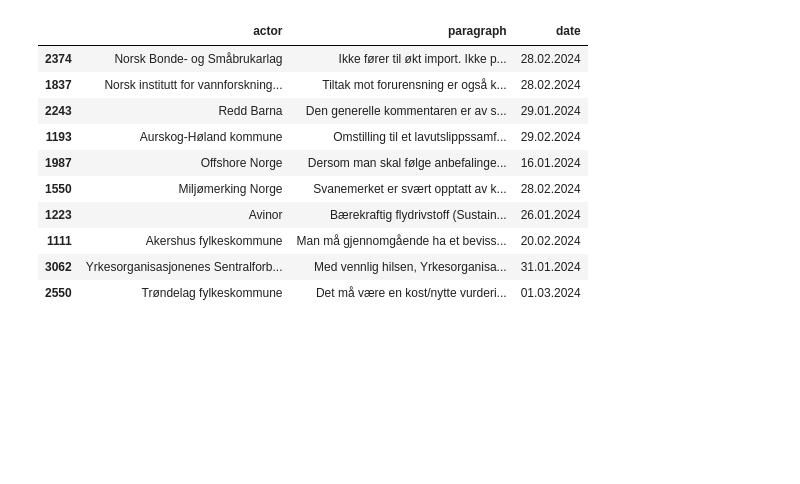
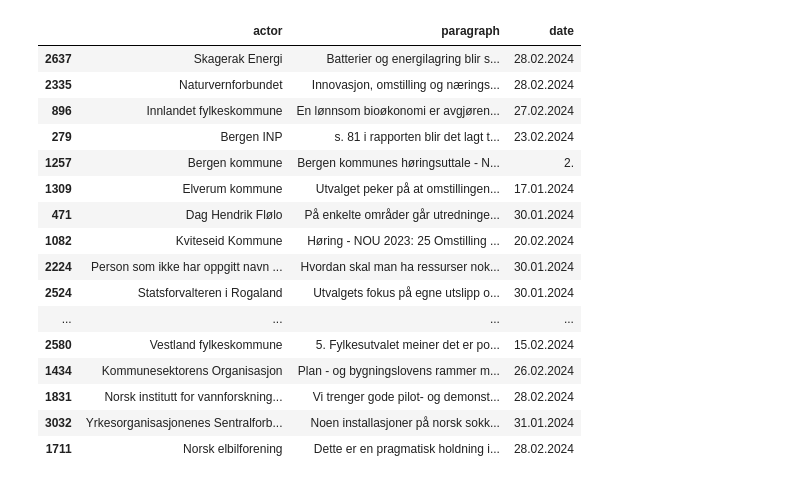
Before and after one commit to henriklarsen28/ArgumentMiningNOUs, a Jupyter notebook: src/notebooks/Sentiment_analysis.ipynb, the cells around one changed output. Saved outputs shown, nothing was run; the diff lists cells and outputs as text; code cells hidden in the pictures; blank space fills up the shorter version.

```diff
--- a/src/notebooks/Sentiment_analysis.ipynb
+++ b/src/notebooks/Sentiment_analysis.ipynb
@@ -8,24 +8,30 @@ import spacy
 # %%
 # Load the nou_hearings
 
 nou_hearings = pd.read_csv('../../dataset/nou_hearings_full.csv')
 
 # Sample of the data
 
-nou_hearings_sample = nou_hearings.sample(10)
+nou_hearings_sample = nou_hearings.sample(20)
 nou_hearings_sample
 # %% [output]
 |  | actor | paragraph | date |
-| 2374 | Norsk Bonde- og Småbrukarlag | Ikke fører til økt import. Ikke p... | 28.02.2024 |
-| 1837 | Norsk institutt for vannforskning... | Tiltak mot forurensning er også k... | 28.02.2024 |
-| 2243 | Redd Barna | Den generelle kommentaren er av s... | 29.01.2024 |
-| 1193 | Aurskog-Høland kommune | Omstilling til et lavutslippssamf... | 29.02.2024 |
-| 1987 | Offshore Norge | Dersom man skal følge anbefalinge... | 16.01.2024 |
-| 1550 | Miljømerking Norge | Svanemerket er svært opptatt av k... | 28.02.2024 |
-| 1223 | Avinor | Bærekraftig flydrivstoff (Sustain... | 26.01.2024 |
-| 1111 | Akershus fylkeskommune | Man må gjennomgående ha et beviss... | 20.02.2024 |
-| 3062 | Yrkesorganisasjonenes Sentralforb... | Med vennlig hilsen, Yrkesorganisa... | 31.01.2024 |
-| 2550 | Trøndelag fylkeskommune | Det må være en kost/nytte vurderi... | 01.03.2024 |
+| 2637 | Skagerak Energi | Batterier og energilagring blir s... | 28.02.2024 |
+| 2335 | Naturvernforbundet | Innovasjon, omstilling og nærings... | 28.02.2024 |
+| 896 | Innlandet fylkeskommune | En lønnsom bioøkonomi er avgjøren... | 27.02.2024 |
+| 279 | Bergen INP | s. 81 i rapporten blir det lagt t... | 23.02.2024 |
+| 1257 | Bergen kommune | Bergen kommunes høringsuttale - N... | 2. |
+| 1309 | Elverum kommune | Utvalget peker på at omstillingen... | 17.01.2024 |
+| 471 | Dag Hendrik Flølo | På enkelte områder går utredninge... | 30.01.2024 |
+| 1082 | Kviteseid Kommune | Høring - NOU 2023: 25 Omstilling ... | 20.02.2024 |
+| 2224 | Person som ikke har oppgitt navn ... | Hvordan skal man ha ressurser nok... | 30.01.2024 |
+| 2524 | Statsforvalteren i Rogaland | Utvalgets fokus på egne utslipp o... | 30.01.2024 |
+| ... | ... | ... | ... |
+| 2580 | Vestland fylkeskommune | 5. Fylkesutvalet meiner det er po... | 15.02.2024 |
+| 1434 | Kommunesektorens Organisasjon | Plan - og bygningslovens rammer m... | 26.02.2024 |
+| 1831 | Norsk institutt for vannforskning... | Vi trenger gode pilot- og demonst... | 28.02.2024 |
+| 3032 | Yrkesorganisasjonenes Sentralforb... | Noen installasjoner på norsk sokk... | 31.01.2024 |
+| 1711 | Norsk elbilforening | Dette er en pragmatisk holdning i... | 28.02.2024 |
 # %%
 
 import token
```
Also changed, not shown: parts of 1 cell of this notebook, 3 other files.
